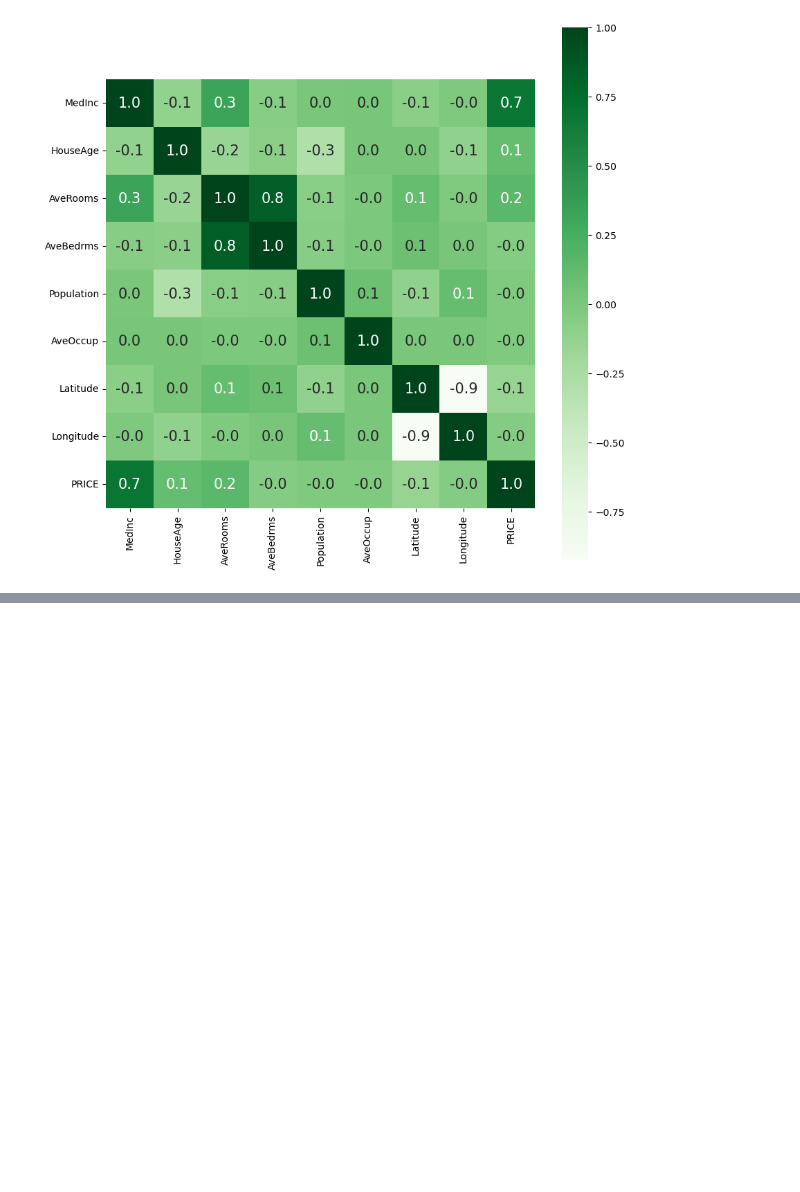
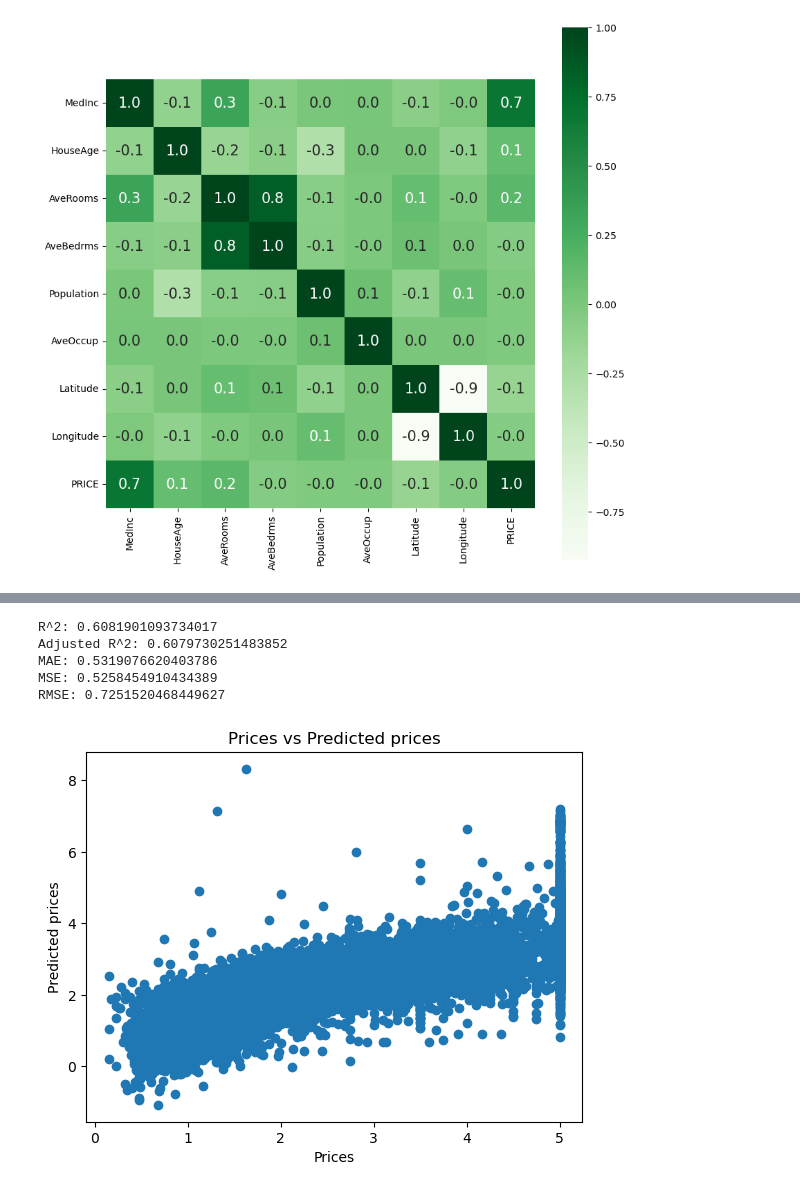
Before and after one commit to yasinkrcm/Boston-House-Price-Prediction, a Jupyter notebook: analysis.ipynb, the cells around one changed output, grey strips where cells are left out. Saved outputs shown, nothing was run; the diff lists cells and outputs as text; code cells hidden in the pictures; blank space fills up the shorter version.

Commit message:
models testing and performance table created

```diff
--- a/analysis.ipynb
+++ b/analysis.ipynb
@@ -123,3 +145,21 @@ sns.heatmap(corr, cbar=True, square= True, fmt='.1f', annot=True, annot_kws={'si
 # %% [output]
 <Axes: >
 [figure]
+# %%
+# Spliting target variable and independent variables
+X = data.drop(['PRICE'], axis = 1)
+y = data['PRICE']
+# %%
+# Splitting to training and testing data
+
+from sklearn.model_selection import train_test_split
+X_train, X_test, y_train, y_test = train_test_split(X,y, test_size = 0.3, random_state = 4)
+# %%
+# Import library for Linear Regression
+from sklearn.linear_model import LinearRegression
+
+# Create a Linear regressor
+lm = LinearRegression()
+
+# Train the model using the training sets
+lm.fit(X_train, y_train)
@@ -125,0 +188,25 @@ sns.heatmap(corr, cbar=True, square= True, fmt='.1f', annot=True, annot_kws={'si
+# %%
+# Model prediction on train data
+y_pred = lm.predict(X_train)
+# %%
+# Model Evaluation
+print('R^2:',metrics.r2_score(y_train, y_pred))
+print('Adjusted R^2:',1 - (1-metrics.r2_score(y_train, y_pred))*(len(y_train)-1)/(len(y_train)-X_train.shape[1]-1))
+print('MAE:',metrics.mean_absolute_error(y_train, y_pred))
+print('MSE:',metrics.mean_squared_error(y_train, y_pred))
+print('RMSE:',np.sqrt(metrics.mean_squared_error(y_train, y_pred)))
+# %% [output]
+R^2: 0.6081901093734017
+Adjusted R^2: 0.6079730251483852
+MAE: 0.5319076620403786
+MSE: 0.5258454910434389
+RMSE: 0.7251520468449627
+# %%
+# Visualizing the differences between actual prices and predicted values
+plt.scatter(y_train, y_pred)
+plt.xlabel("Prices")
+plt.ylabel("Predicted prices")
+plt.title("Prices vs Predicted prices")
+plt.show()
+# %% [output]
+[figure, added]
```
Also changed, not shown: parts of 33 cells of this notebook.
